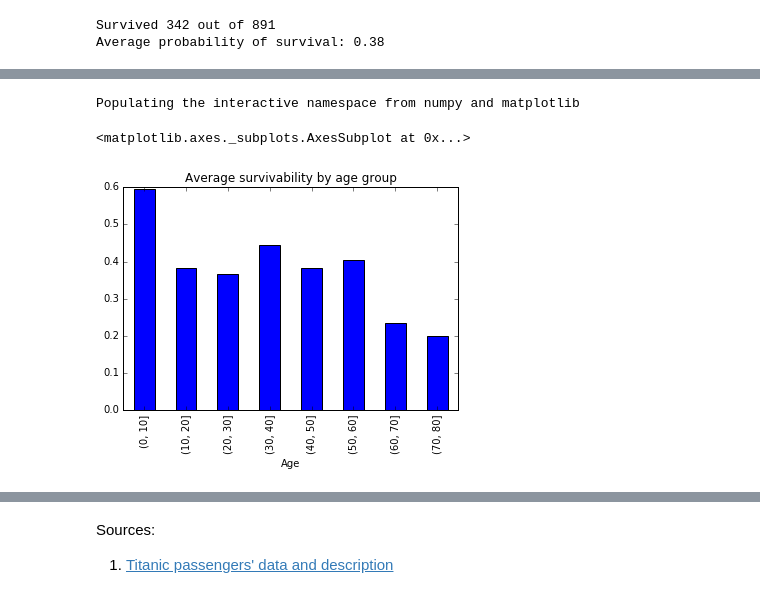
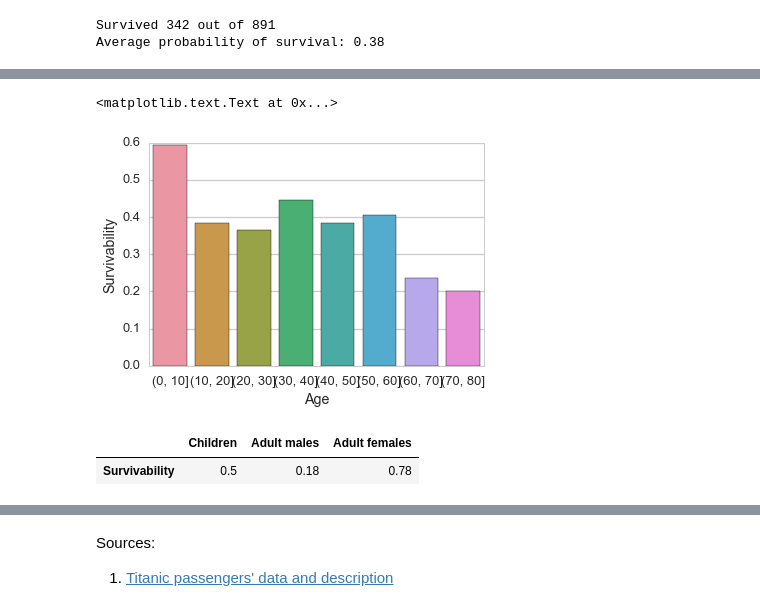
Before and after one commit to anenkov/dand-da-titanic, a Jupyter notebook: DA Research.ipynb, the cells around one changed output, grey strips where cells are left out. Drawn from its saved outputs; the diff is of its cells as text; code cells hidden in the pictures.

```diff
--- a/DA Research.ipynb
+++ b/DA Research.ipynb
@@ -18,0 +12,9 @@ passengers_df.head(3)
+# %%
+# Set seaborn plots
+sns.set(style="whitegrid", context="talk")
+sns.set_context(rc={"figure.figsize": (8, 4)})
+
+# load the data
+passengers_df = pd.read_csv("titanic_data.csv")
+
+passengers_df.head(3)
@@ -71,11 +62,30 @@ non_survivors = passengers_df[passengers_df["Survived"] == 0]
 # %%
-%pylab inline
-# take all the passengers with 'Age'  value
+%matplotlib inline
+# take all the passengers with 'Age' value
 df_with_ages = passengers_df[pd.notnull(passengers_df['Age'])]
-# group them by 10 years and
-group_by_age = df_with_ages.groupby(pd.cut(df_with_ages['Age'], np.arange(0, 90, 10), include_lowest=False))
-group_by_age['Survived'].mean().plot(kind="bar", title="Average survivability by age group")
+
+# group them by 10 years
+group_by_age = df_with_ages.groupby(
+    pd.cut(df_with_ages['Age'], np.arange(0, 90, 10), include_lowest=False)
+)
+
+# Visualize age groups survivability
+ax = sns.barplot(data=pd.DataFrame(group_by_age['Survived'].mean()).T)
+ax.set_ylabel("Survivability")
 # %% [output]
-Populating the interactive namespace from numpy and matplotlib
+<matplotlib.text.Text at 0x...>
-<matplotlib.axes._subplots.AxesSubplot at 0x...>
-[figure, old version]
+[figure, new version]
+# %%
+# get datasets with children, males, females
+children = df_with_ages[(df_with_ages['Age'] <= 18)]
+adult_males = df_with_ages[(df_with_ages['Age'] > 18) & (df_with_ages['Sex'] == 'male')]
+adult_females = df_with_ages[(df_with_ages['Age'] > 18) & (df_with_ages['Sex'] == 'female')]
+
+# Combine the mean data into a dataframe
+surv_data = pd.DataFrame([
+        [children['Survived'].mean(),adult_males['Survived'].mean(), adult_females['Survived'].mean()]
+    ], index=["Survivability"], columns=["Children", "Adult males", "Adult females"]).round(2)
+surv_data
+# %% [output]
+|  | Children | Adult males | Adult females |
+| Survivability | 0.5 | 0.18 | 0.78 |
```
Also changed, not shown: parts of 17 cells of this notebook.
